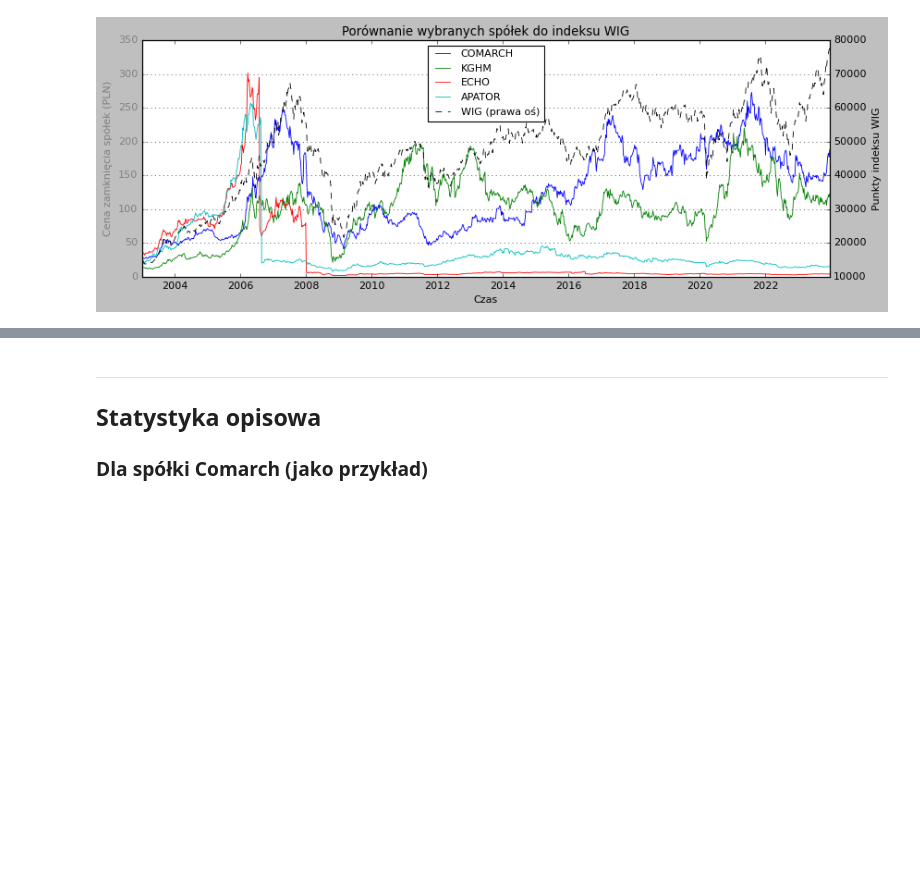
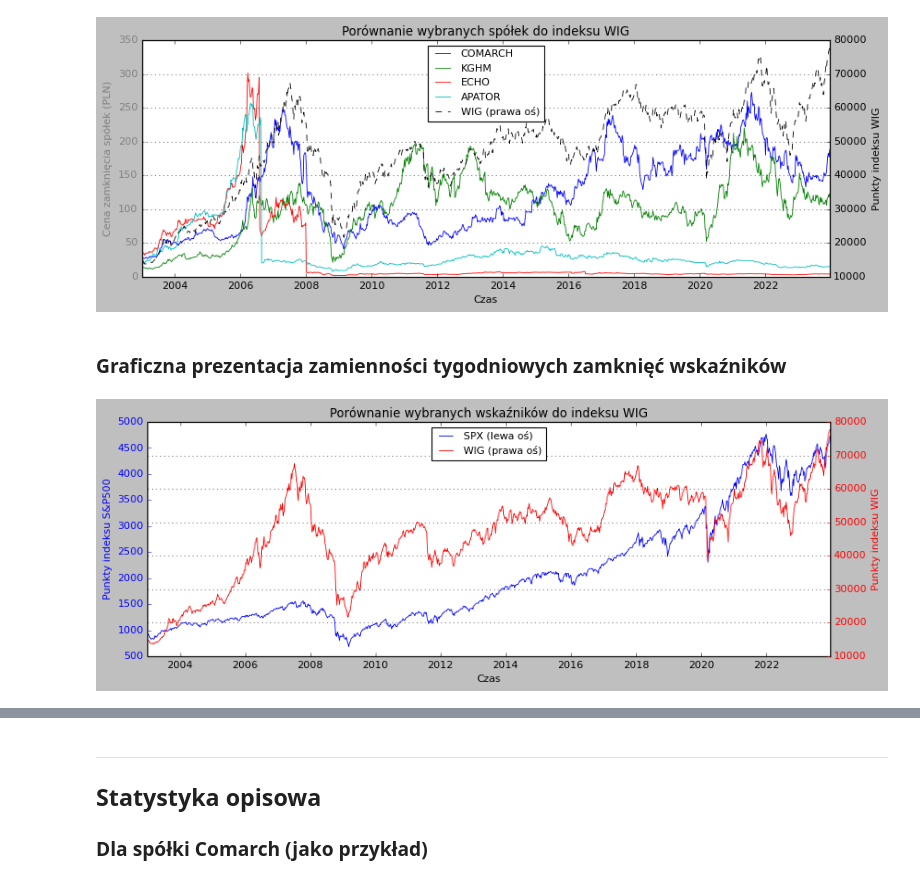
Before and after one commit to andkoc001/statistical-modeling, a Jupyter notebook: project.ipynb, the cells around one changed output, grey strips where cells are left out. Cells and saved outputs as stored; diff of their text form; code cells hidden in the pictures; blank space fills up the shorter version.

Commit message:
Extra time series plots added

```diff
--- a/project.ipynb
+++ b/project.ipynb
@@ -199,3 +199,38 @@ plt.grid(True, linestyle='dotted')
 plt.show()
 # %% [output]
 [figure]
+# %% [markdown]
+### Graficzna prezentacja zamienności tygodniowych zamknięć wskaźników
+# %%
+# Porównanie zmienności indeksu SP500 i inteksu WIG w badanym okresie
+
+# parametry pierwszego wykresu (lewa oś y)
+fig, ax1 = plt.subplots()
+
+# wizualizacja danych na lewej osi y
+# plt.plot(merged_df['Zamkniecie_SPX'], color='b', linestyle='-', label=f'{S&P500[11:]} (lewa oś)')
+sp500 = zamkniecia_df.columns[3]
+ax1.plot(zamkniecia_df[sp500], color='b', linestyle='-', label=f'{sp500[11:]} (lewa oś)')
+
+ax1.set_xlabel('Czas')
+ax1.set_ylabel('Punkty indeksu S&P500', color='b')
+ax1.tick_params('y', colors='b')
+
+# parametry wykresu dl prawej osi y (ta sama oś x)
+ax2 = ax1.twinx()
+
+# wizualizacja ineksu WIG w badanym okrecie (prawa oś y)
+wig = zamkniecia_df.columns[-1]
+ax2.plot(zamkniecia_df[wig], color='r', linestyle='-', label=f'{wig[11:]} (prawa oś)')
+ax2.set_ylabel('Punkty indeksu WIG', color='r')
+ax2.tick_params('y', colors='r')
+
+# kreślenie wykresów
+plt.title(f'Porównanie wybranych wskaźników do indeksu WIG')
+lines, labels = ax1.get_legend_handles_labels()
+lines_wig, labels_wig = ax2.get_legend_handles_labels()
+ax2.legend(lines + lines_wig, labels + labels_wig, fontsize='10', loc='upper center')
+plt.grid(True, linestyle='dotted')
+plt.show()
+# %% [output]
+[figure, added]
```
Also changed, not shown: parts of 5 cells of this notebook.
